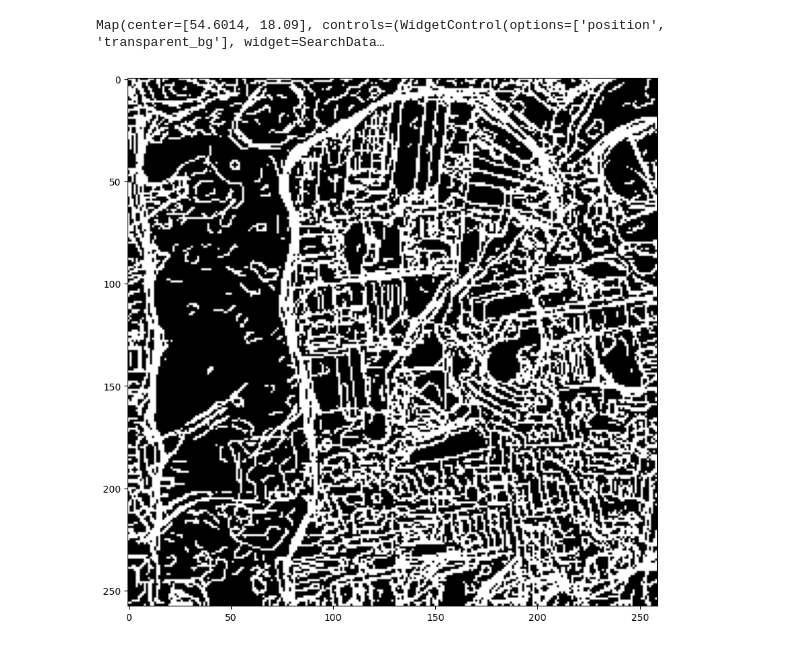
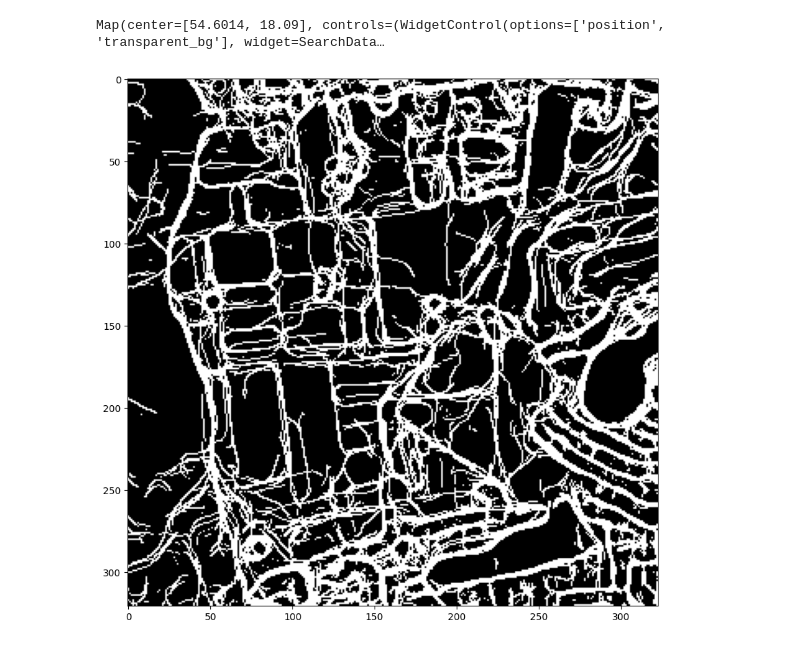
Before and after one commit to filipkorthals/UAVRoutePlanning, a Jupyter notebook: jupyter_notebooks/edges_detection_hysteresis_thresholding.ipynb, the cells around one changed output. Saved outputs shown, nothing was run; the diff lists cells and outputs as text; code cells hidden in the pictures.

Commit message:
improved data resolution

```diff
--- a/jupyter_notebooks/edges_detection_hysteresis_thresholding.ipynb
+++ b/jupyter_notebooks/edges_detection_hysteresis_thresholding.ipynb
@@ -126,19 +126,18 @@ class EdgeDetector:
 
         results = ee.ImageCollection(aggregated_canny_results).toBands()
 
-        # TODO: merge all bands into one to avoid unnecessary copies and bands stacking at the end
         # Merging all the detected edges into one band
         results = results.reduce(ee.Reducer.max())
 
         patch_size = 256
-        img_resolution = 10
+        img_resolution = 5
 
         proj = ee.Projection('EPSG:32632')
         poi_reproj = self.__point.transform(proj, 1)
         poi_re_buffer = poi_reproj.buffer((patch_size / 2) * img_resolution)
 
-        # Reproject image and keeping the same image resolution of 10 m
-        img = results.reproject(proj, None, 10)
+        # Reproject image to better resolution
+        img = results.reproject(proj, None, 3)
 
         # Extract Rectangle from Image
         band_arrs = img.sampleRectangle(region=poi_re_buffer, defaultValue=0)
@@ -243,8 +242,18 @@ Map(center=[54.6014, 18.09], controls=(WidgetControl(options=['position', 'trans
 # %%
 """ NUMPY VISUALISATION detection for RGB"""
 
 longitude = 54.6014 # y
 latitude = 18.090 # x
-time_periods = [['2021-07-01', '2021-10-01'], ['2022-07-01', '2022-10-01'], ['2023-07-01', '2023-10-01'], ['2024-07-01', '2024-10-01']]
+time_periods = [['2019-06-01', '2019-09-01'], ['2020-06-01', '2020-09-01'], ['2021-06-01', '2021-09-01'], ['2022-06-01', '2022-09-01'], ['2023-06-01', '2023-09-01'], ['2024-06-01', '2024-09-01']]
 
 detector = EdgeDetector(time_periods, latitude, longitude)
+img_array = detector.detect_and_return_numpy(['B4', 'B3', 'B2'], [110 if i % 2 == 0 else 120 for i in range(6)], [5, 11, 4], 5)
+import matplotlib.pyplot as plt
+
+fig, axs = plt.subplots(figsize=(10, 10))
+
+# Plot Image in an RGB Composite
+axs.imshow(img_array, cmap='gray', vmin=0, vmax=1)
+plt.show()
+# %% [output]
+[figure, added]
@@ -253,10 +259,0 @@ img_array = detector.detect_and_return_numpy(['B4', 'B3', 'B2'], [110 if i % 2 =
-# %%
-import matplotlib.pyplot as plt
-
-fig, axs = plt.subplots(figsize=(10, 10))
-
-# Plot Image in an RGB Composite
-axs.imshow(img_array, cmap='gray', vmin=0, vmax=1)
-plt.show()
-# %% [output]
-[figure, removed]
```
Also changed, not shown: parts of 3 cells of this notebook.
